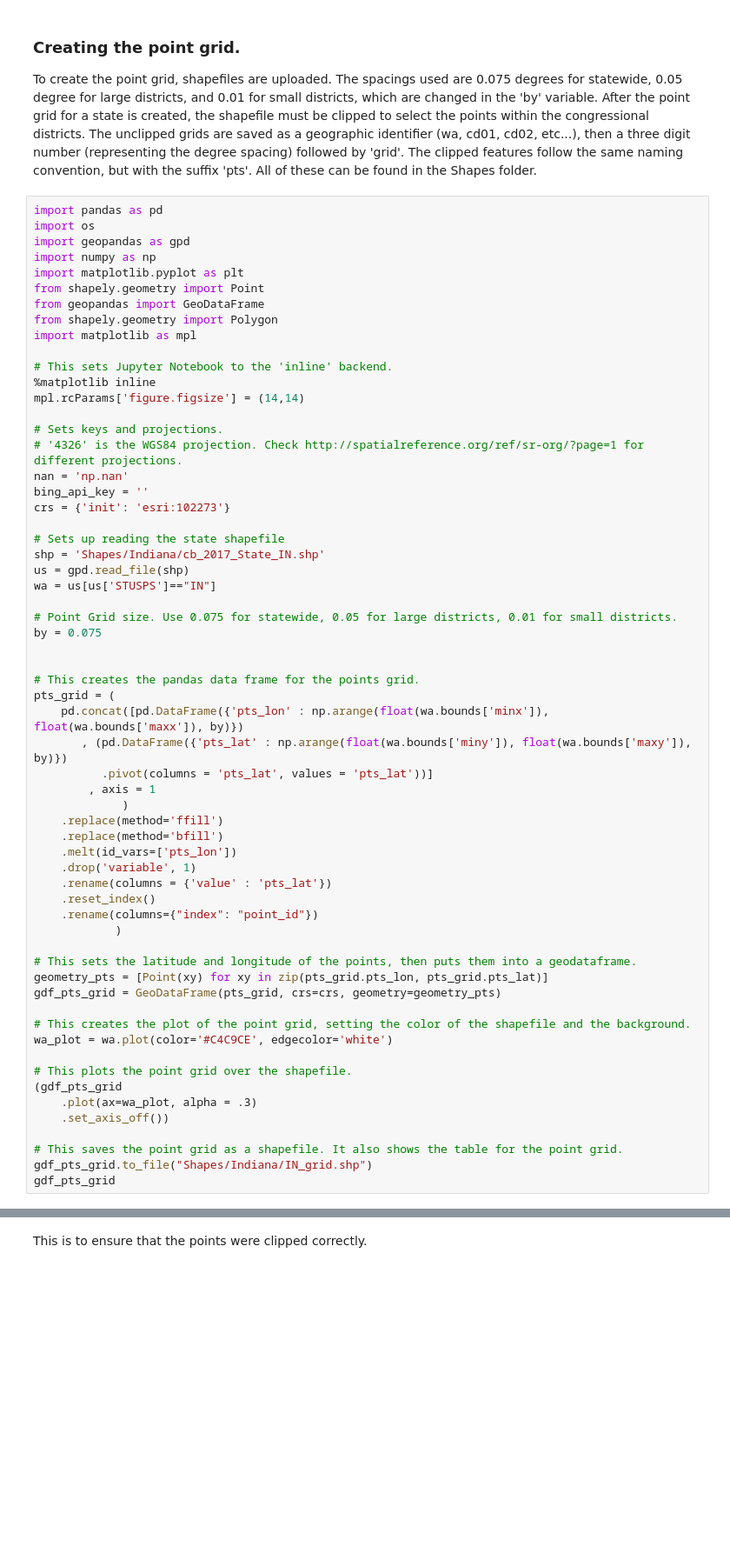
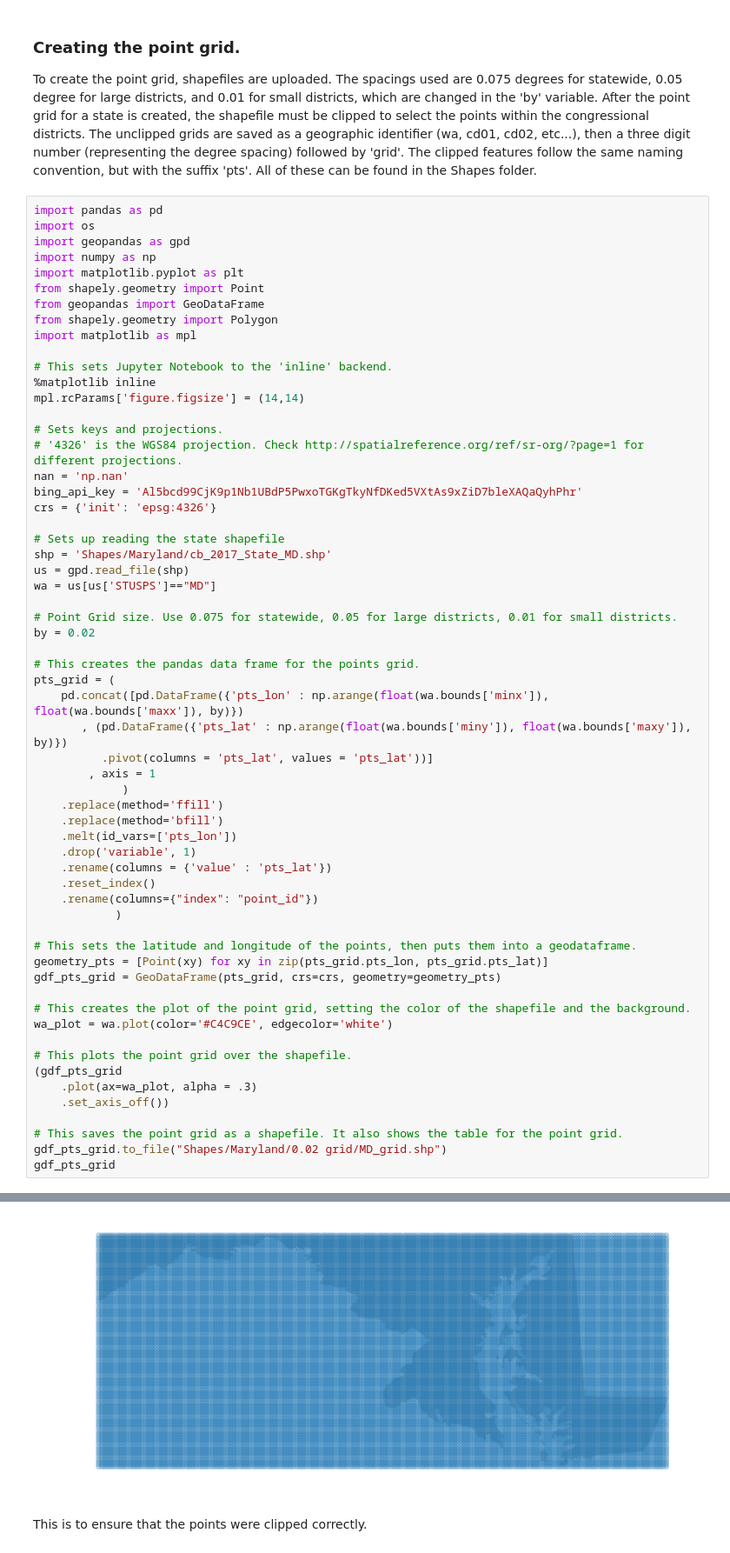
Before and after one commit to LindseyVillegas/MastersProject, a Jupyter notebook: Villegas_Final1.ipynb, the cells around one changed output, grey strips where cells are left out. Shown at 87% size. Cells and saved outputs as stored; diff of their text form; blank space fills up the shorter version.

```diff
--- a/Villegas_Final1.ipynb
+++ b/Villegas_Final1.ipynb
@@ -20,17 +20,16 @@ mpl.rcParams['figure.figsize'] = (14,14)
 # Sets keys and projections.
 # '4326' is the WGS84 projection. Check http://spatialreference.org/ref/sr-org/?page=1 for different projections.
 nan = 'np.nan'
-bing_api_key = ''
-crs = {'init': 'esri:102273'}
+bing_api_key = 'Al5bcd99CjK9p1Nb1UBdP5PwxoTGKgTkyNfDKed5VXtAs9xZiD7bleXAQaQyhPhr'
+crs = {'init': 'epsg:4326'}
 
 # Sets up reading the state shapefile
-shp = 'Shapes/Indiana/cb_2017_State_IN.shp'
+shp = 'Shapes/Maryland/cb_2017_State_MD.shp'
 us = gpd.read_file(shp)
-wa = us[us['STUSPS']=="IN"]
+wa = us[us['STUSPS']=="MD"]
 
 # Point Grid size. Use 0.075 for statewide, 0.05 for large districts, 0.01 for small districts.
-by = 0.075
-
+by = 0.02
 
 # This creates the pandas data frame for the points grid.
 pts_grid = (
@@ -61,6 +60,6 @@ wa_plot = wa.plot(color='#C4C9CE', edgecolor='white')
     .set_axis_off())
 
 # This saves the point grid as a shapefile. It also shows the table for the point grid.
-gdf_pts_grid.to_file("Shapes/Indiana/IN_grid.shp")
+gdf_pts_grid.to_file("Shapes/Maryland/0.02 grid/MD_grid.shp")
 gdf_pts_grid
 # %% [output]
@@ -68,3 +84,4 @@ ValueError: Unstacked DataFrame is too big, causing int32 overflow
+[figure, added]
 # %% [markdown]
 This is to ensure that the points were clipped correctly.
 # %%
```
Also changed, not shown: parts of 4 cells of this notebook, 1 other file.
